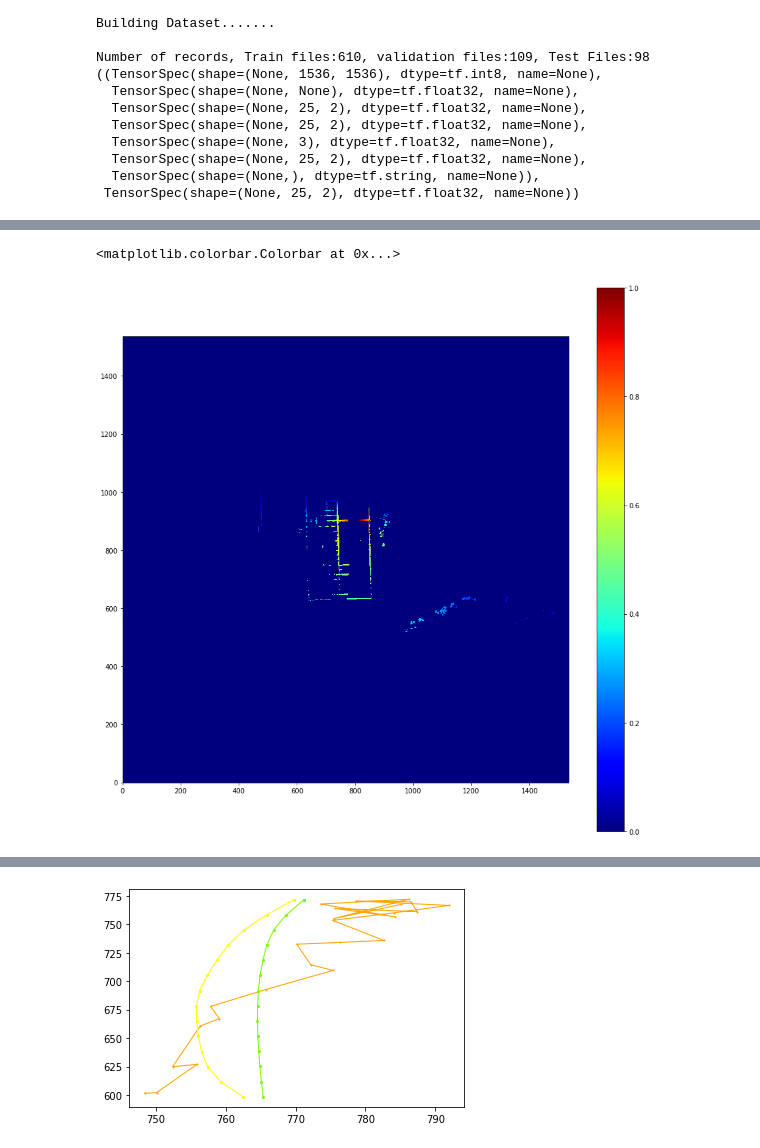
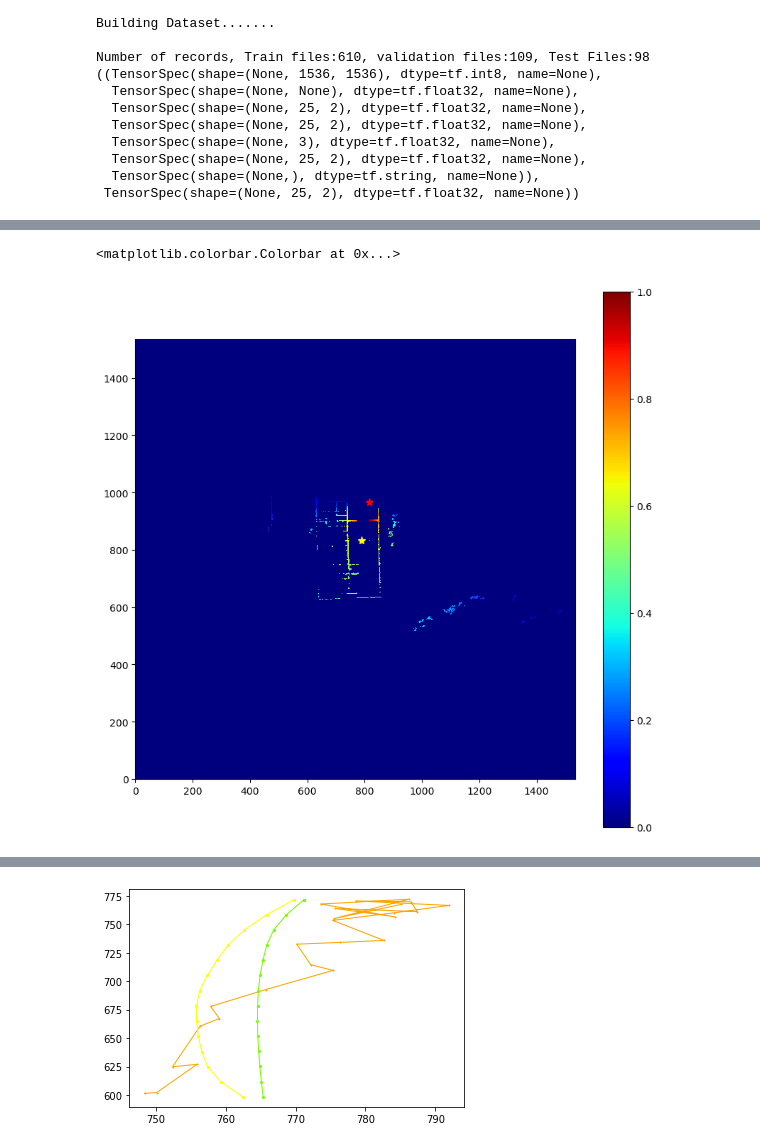
Before and after one commit to saitejamalyala/rosbag2numpy, a Jupyter notebook: costmap.ipynb, the cells around one changed output, grey strips where cells are left out. Cells and saved outputs as stored; diff of their text form; code cells hidden in the pictures.

```diff
--- a/costmap.ipynb
+++ b/costmap.ipynb
@@ -25,11 +25,12 @@ print("Num GPUs Available: ", len(tf.config.list_physical_devices('GPU')))
 2.3.0
 Num GPUs Available:  3
 # %%
-dataset_dir = '/netpool/work/gpu-3/users/malyalasa/New_folder/tf_records'
-ds_loader = dataset_loader(tfrec_dir=params.get("dataset_dir"), batch_size=32,normalize_coords=True,normalize_factor=1)
+dataset_dir = '/bigpool/projects/yao_SCANGAN360/New_Folder/tf_records'
+#ds_loader = dataset_loader(tfrec_dir=params.get("dataset_dir"), batch_size=32,normalize_coords=True,normalize_factor=1)
+ds_loader = dataset_loader(tfrec_dir=dataset_dir, batch_size=32,normalize_coords=True,normalize_factor=1)
 #ds_train, ds_valid, ds_test = ds_loader.build_dataset()
-#ds_train, ds_valid, ds_test = ds_loader.build_scenario_dataset(consider_scenes=10,no_train_scene=8,no_valid_scene=1,no_test_scene=1)
 ds_train, ds_valid, ds_test = ds_loader.build_scenario_dataset(consider_scenes=10,no_train_scene=8,no_valid_scene=1,no_test_scene=1)
+#ds_train, ds_valid, ds_test = ds_loader.build_scenario_dataset(consider_scenes=13,no_train_scene=10,no_valid_scene=1,no_test_scene=2)
 # %% [output]
 Scenarios:['/bigpool/projects/yao_SCANGAN360/New_Folder/tf_records/scenario1', '/bigpool/projects/yao_SCANGAN360/New_Folder/tf_records/scenario2', '/bigpool/projects/yao_SCANGAN360/New_Folder/tf_recor ...
 Building Dataset.......
@@ -47,7 +48,7 @@ Number of records, Train files:610, validation files:109, Test Files:98
 def get_test_ds_size(ds_test):
     num_of_samples=0
     for input_batch, output_batch in ds_test:
-        for i in range(0,len(input_batch[0].numpy())):
+        for i in range(len(input_batch[0].numpy())):
             num_of_samples+=1
     return num_of_samples
 
@@ -281,37 +283,37 @@ def calc_costmap(gridmap:ndarray,car_odo:ndarray,initial_path:ndarray,include_di
 
 total_cost_map = calc_costmap(gridmap=test_data["grid_map"],car_odo=test_data["car_odo"],initial_path=test_data["init_path"],include_dir_cost=True,distance_mag=0.23)
 
 car_coords = test_data["car_odo"][0:2]
 end_coords = test_data["init_path"][-1]
 
-plt.figure(figsize=(15,15))
+plt.figure(figsize=(10,10),dpi=100)
 
 #plt.subplot(1,2,1)
 #plt.imshow(test_data["grid_map"],origin="lower",cmap = 'gray')
 #plt.subplot(1,2,2)
 
 plt.imshow(total_cost_map,origin="lower",cmap='jet')
-"""
+
 plt.plot(
     car_coords[0]*1,
     car_coords[1]*1,
     "r*",
     color="red",
     markersize=8,
 )
 
 plt.plot(
     end_coords[0]*1,
     end_coords[1]*1,
     "r*",
     color="yellow",
     markersize=8,
 )
-"""
+
 plt.colorbar()
 # %% [output]
 <matplotlib.colorbar.Colorbar at 0x...>
-[figure, old version]
+[figure, new version]
 # %%
 
 car_coords = test_data["car_odo"][0:2]
```
Also changed, not shown: parts of 3 cells of this notebook, 11 other files.
